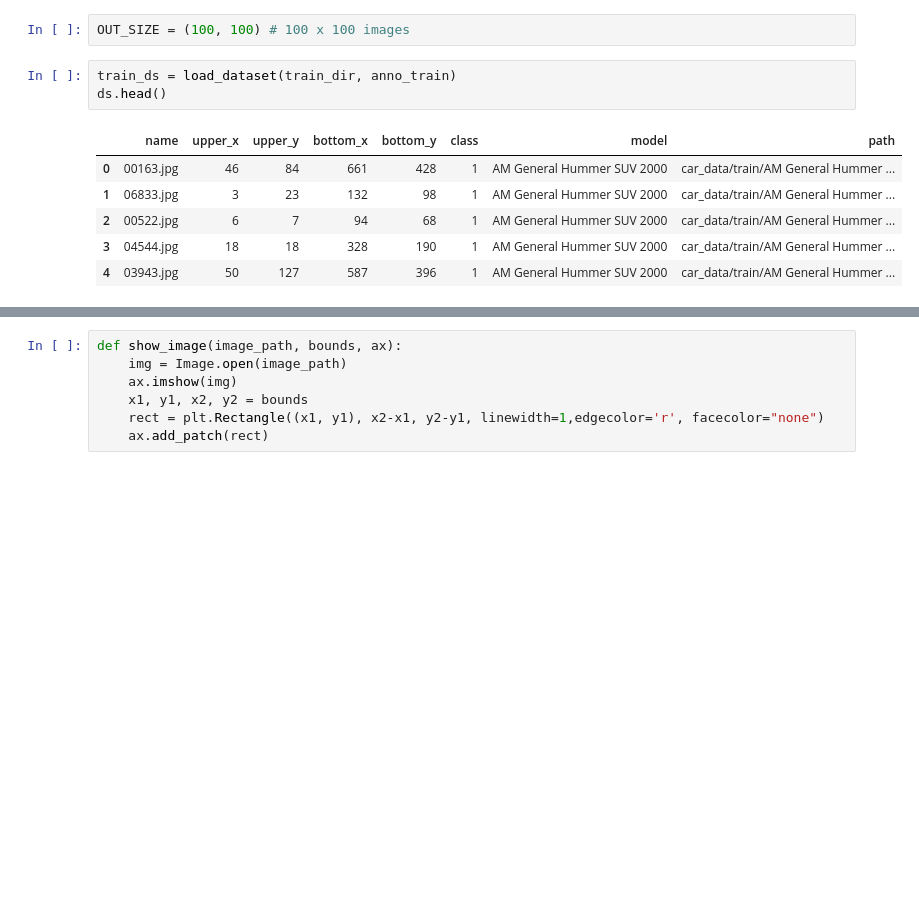
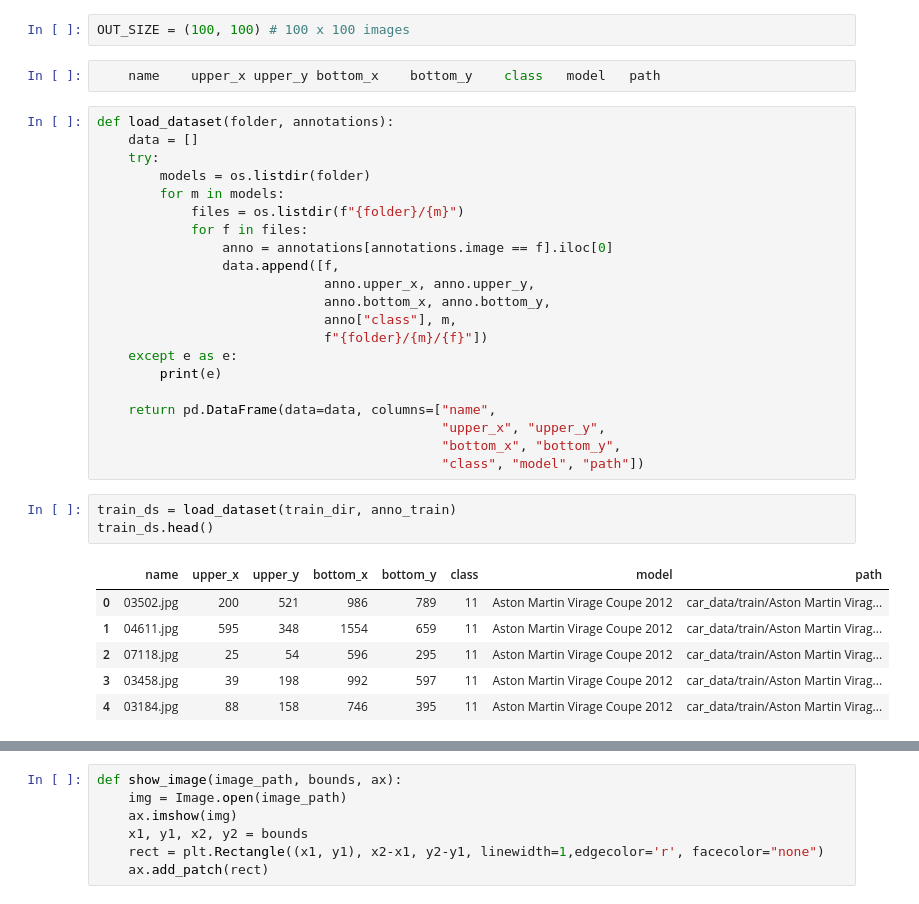
Before and after one commit to frankl1/PKMeans, a Jupyter notebook: Proprocess.ipynb, the cells around one changed output, grey strips where cells are left out. Drawn from its saved outputs; the diff is of its cells as text; blank space fills up the shorter version.

```diff
--- a/Proprocess.ipynb
+++ b/Proprocess.ipynb
@@ -37,14 +37,37 @@ car_names.head()
 Name: 0, dtype: object
 # %%
 OUT_SIZE = (100, 100) # 100 x 100 images
+# %%
+	name	upper_x	upper_y	bottom_x	bottom_y	class	model	path
+# %%
+def load_dataset(folder, annotations):
+    data = []
+    try:
+        models = os.listdir(folder)
+        for m in models:
+            files = os.listdir(f"{folder}/{m}")
+            for f in files:
+                anno = annotations[annotations.image == f].iloc[0]
+                data.append([f,
+                             anno.upper_x, anno.upper_y,
+                             anno.bottom_x, anno.bottom_y,
+                             anno["class"], m,
+                             f"{folder}/{m}/{f}"])
+    except e as e:
+        print(e)
+
+    return pd.DataFrame(data=data, columns=["name",
+                                            "upper_x", "upper_y",
+                                            "bottom_x", "bottom_y",
+                                            "class", "model", "path"])
 # %%
 train_ds = load_dataset(train_dir, anno_train)
-ds.head()
+train_ds.head()
 # %% [output]
 |  | name | upper_x | upper_y | bottom_x | bottom_y | class | model | path |
-| 0 | 00163.jpg | 46 | 84 | 661 | 428 | 1 | AM General Hummer SUV 2000 | car_data/train/AM General Hummer ... |
-| 1 | 06833.jpg | 3 | 23 | 132 | 98 | 1 | AM General Hummer SUV 2000 | car_data/train/AM General Hummer ... |
-| 2 | 00522.jpg | 6 | 7 | 94 | 68 | 1 | AM General Hummer SUV 2000 | car_data/train/AM General Hummer ... |
-| 3 | 04544.jpg | 18 | 18 | 328 | 190 | 1 | AM General Hummer SUV 2000 | car_data/train/AM General Hummer ... |
-| 4 | 03943.jpg | 50 | 127 | 587 | 396 | 1 | AM General Hummer SUV 2000 | car_data/train/AM General Hummer ... |
+| 0 | 03502.jpg | 200 | 521 | 986 | 789 | 11 | Aston Martin Virage Coupe 2012 | car_data/train/Aston Martin Virag... |
+| 1 | 04611.jpg | 595 | 348 | 1554 | 659 | 11 | Aston Martin Virage Coupe 2012 | car_data/train/Aston Martin Virag... |
+| 2 | 07118.jpg | 25 | 54 | 596 | 295 | 11 | Aston Martin Virage Coupe 2012 | car_data/train/Aston Martin Virag... |
+| 3 | 03458.jpg | 39 | 198 | 992 | 597 | 11 | Aston Martin Virage Coupe 2012 | car_data/train/Aston Martin Virag... |
+| 4 | 03184.jpg | 88 | 158 | 746 | 395 | 11 | Aston Martin Virage Coupe 2012 | car_data/train/Aston Martin Virag... |
 # %%
```
Also changed, not shown: parts of 6 cells of this notebook.
